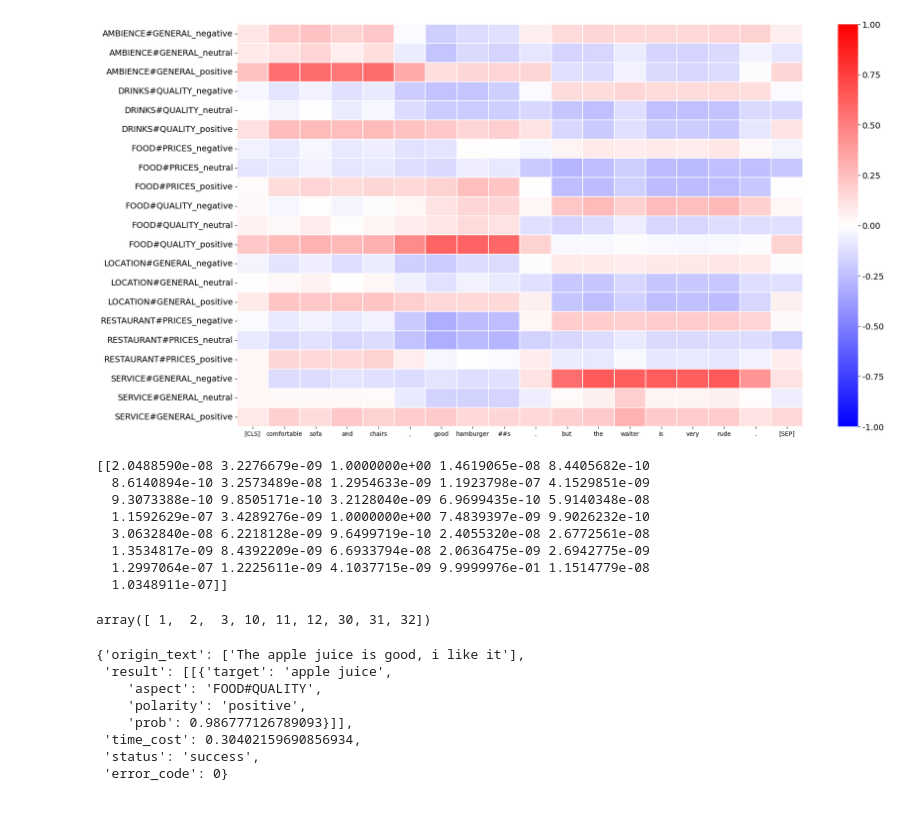
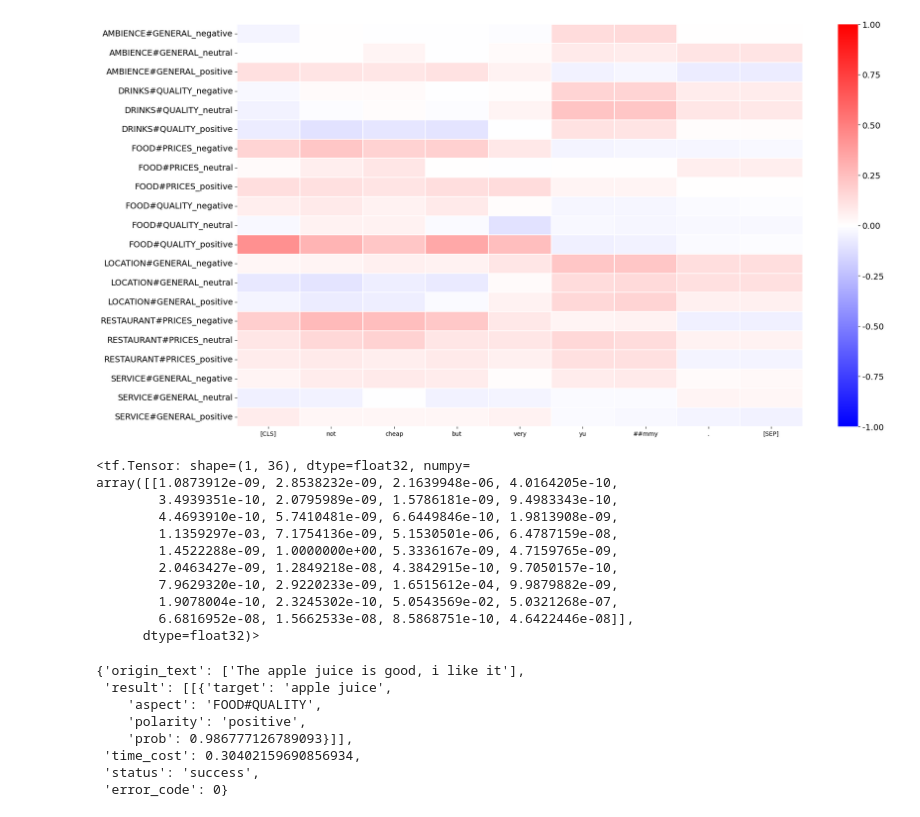
Before and after one commit to lzl19971215/TTEE, a Jupyter notebook: sim_matrix_new.ipynb, the cells around one changed output. Saved outputs shown, nothing was run; the diff lists cells and outputs as text; code cells hidden in the pictures.

Commit message:
fix test bug

```diff
--- a/sim_matrix_new.ipynb
+++ b/sim_matrix_new.ipynb
@@ -19,13 +47,10 @@ url = "http://127.0.0.1:3030/absa_service"
 # %%
-import json
-import tensorflow as tf
-import os
-from my_datasets import TestTokenizer
-from models.end_to_end_model import End2EndAspectSentimentModel
+
 # model_checkpoint = "checkpoint/ttee_pretrain_db_amazon_less_pos.csv_pretrain_60000steps_0d_2e-5lr_3000_0.96_schedule_0cased_update_0.2dropout/"
 # model_checkpoint = "checkpoint/ttee_pretrain_1_3_70w.csv_pretrain_60000steps_0d_2e-5lr_3000_0.96_schedule_0cased_update_meanpool_0.3dropout/"
 # model_checkpoint = "checkpoint/ttee_amazon_dbpedia_shuf.csv_pretrain_60000steps_0d_2e-5lr_3000_0.96_schedule_0cased_gate_0.2dropout"
-model_checkpoint = "checkpoint/ttee_res16_100epoch_512d_1aug_5e-6lr_5000decaystep_0.90decayrate_0.2dropout_0.2detect_dropout_1loss_BIO_ce_no_asp_batch_gate_noneoutact_reluinact_continue_3"
+# model_checkpoint = "checkpoint/ttee_roberta-base_res16_100epoch_512d_2aug_2e-5lr_5000decaystep_0.90decayrate_0.2dropout_0.2detect_dropout_1loss_BIO_ce_no_asp_batch_gate_noneoutact_reluinact"
+model_checkpoint = "checkpoint/ttee_fix_bert-base-uncased_res15_100epoch_512d_2aug_2e-5lr_5000decaystep_0.90decayrate_0.2dropout_0.2detect_dropout_1loss_BIO_ce_no_asp_batch_gate_noneoutact_reluinact"
 # model_checkpoint = "checkpoint/ttee_laptop_acos_100epoch_512d_1aug_2e-5lr_0decaystep_0.90decayrate_0.2dropout_0.2detect_dropout_1loss_BIO_ce_no_asp_batch_gate_50neg_16_batch"
 ckpt_path = tf.train.latest_checkpoint(model_checkpoint)
 config_path = os.path.join(model_checkpoint, "model_config.json")
@@ -37,14 +62,9 @@ model = End2EndAspectSentimentModel.from_config(config)
 ckpt = tf.train.Checkpoint(model=model)
 ckpt.restore(ckpt_path)
 
-init_dir = "bert_models/bert-base-uncased"
-init_model = 'bert-base-uncased'
-mask_sb = True
-model_type = "end_to_end"
-tokenizer = AutoTokenizer.from_pretrained(init_model, cache_dir=init_dir)
-tokenizer.add_special_tokens({'pad_token': '[PAD]'})
+
 signatures = {
-    "text_inputs": [tf.TensorSpec(shape=(None, None), dtype=tf.int32), tf.TensorSpec(shape=(None, None), dtype=tf.int32), tf.TensorSpec(shape=(None, None, None), dtype=tf.int32)],
+    "text_inputs": [tf.TensorSpec(shape=(None, None), dtype=tf.int32), tf.TensorSpec(shape=(None, None), dtype=tf.int32), tf.TensorSpec(shape=(None, None), dtype=tf.int32)],
     "aspect_inputs": [tf.TensorSpec(shape=(None, None), dtype=tf.int32), tf.TensorSpec(shape=(None, None), dtype=tf.int32), tf.TensorSpec(shape=(None, None), dtype=tf.int32)],
     "cache_text_states": tf.TensorSpec(shape=(None, None, 768), dtype=tf.float32)
 }
@@ -70,11 +83,14 @@ The parameter `return_dict` cannot be set in graph mode and will always be set t
 # %%
-test_tokenizer = TestTokenizer(tokenizer, RES1516_LABEL_MAPPING , mask_sb, model_type)
-def draw_sim_matrix_local(context, aspect, infer_func, tokenizer):
+def get_model_output(context, infer_func, tokenizer):
     data = tokenizer.tokenize(context, aspect_texts=None)
     inputs = [data['input_ids'], data['token_type_ids'], data['attention_mask']]
     aspect_inputs = [data['aspect_input_ids'], data['aspect_token_type_ids'], data['aspect_attention_mask']]
     cache_text_states = tf.zeros((tf.shape(inputs[0])[0], tf.shape(inputs[0])[1], 768))
-    output = infer_func(inputs, aspect_inputs, cache_text_states, phase="test", output_attentions=True)
+    output = infer_func(inputs, aspect_inputs, cache_text_states, None, phase="test", asp_senti_batch_idx=0, output_attentions=True)
+    return output
+
+def draw_sim_matrix_local(context, aspect, infer_func, tokenizer):
+    output = get_model_output(context, infer_func, tokenizer)
     sim_matrix = -1 * np.array(output['sim_matrix']).squeeze()
     key_inputs = tokenizer.tokenizer.tokenize(context[0], add_special_tokens=True)
     query_inputs = []
@@ -86,52 +102,66 @@ def draw_sim_matrix_local(context, aspect, infer_func, tokenizer):
 
     aspect_idx = 3 * np.array([categoires.index(asp) for asp in aspect[0]])
     aspect_idx = np.sort(np.concatenate([aspect_idx, aspect_idx + 1, aspect_idx + 2]))
 
     df = pd.DataFrame(sim_matrix[aspect_idx, :len(key_inputs)])
     df.index = np.array(query_inputs)[aspect_idx]
     df.columns = key_inputs
     plt.rcParams['ytick.labelsize'] = 14
     plt.rcParams['xtick.labelsize'] = 10
     plt.figure(figsize=(20, 10))
     sns.heatmap(df, linewidths = 0.1, vmax=1, vmin=-1, cmap="bwr")
     # plt.title("Cosine Simlarity in FuseBlock")
     plt.tight_layout()
     # plt.savefig('./plots/fusebock_sim_matrix_cn_all_3t.jpg', dpi=300)
     # plt.show()
-    return output["output_cls_states"].numpy()
+    return output
 
 context = [
     # "the product is great, but the customer support is horrible"
-     "Comfortable sofa and chairs, good hamburgers. But the waiter is very rude."
+    #  "Comfortable sofa and chairs, good hamburgers. But the waiter is very rude."
+    # "Yum!"
+    # "– We were treated very rudely here one time for breakfast."
+    "Not cheap but very yummy."
 ]
 
 aspect_texts = [
     # ["BATTERY#QUALITY", "LAPTOP#PRICE", "LAPTOP#GENERAL", "COMPANY#PRICE", "SUPPORT#GENERAL", "OS#USABILITY", "SOFTWARE#GENERAL"]
     # ["BATTERY#QUALITY", "LAPTOP#GENERAL", "COMPANY#PRICE", "SUPPORT#GENERAL", "SOFTWARE#GENERAL"]
     ["AMBIENCE#GENERAL", "DRINKS#QUALITY", "FOOD#PRICES", "FOOD#QUALITY", "LOCATION#GENERAL", "RESTAURANT#PRICES", "SERVICE#GENERAL"]
     # ["AMBIENCE#GENERAL", "FOOD#QUALITY", "LOCATION#GENERAL", "RESTAURANT#PRICES", "SERVICE#GENERAL"]
 ]
 
 res = draw_sim_matrix_local(context, aspect_texts, test_func, test_tokenizer)
-plt.savefig('restaurant_heatmap_7', dpi=300)
+# plt.savefig('restaurant_heatmap_7', dpi=300)
 plt.show()
-print(res)
+# print(res)
 # %% [output]
-[figure, old version]
+[figure, new version]
-[[2.0488590e-08 3.2276679e-09 1.0000000e+00 1.4619065e-08 8.4405682e-10
-  8.6140894e-10 3.2573489e-08 1.2954633e-09 1.1923798e-07 4.1529851e-09
-  9.3073388e-10 9.8505171e-10 3.2128040e-09 6.9699435e-10 5.9140348e-08
-  1.1592629e-07 3.4289276e-09 1.0000000e+00 7.4839397e-09 9.9026232e-10
-  3.0632840e-08 6.2218128e-09 9.6499719e-10 2.4055320e-08 2.6772561e-08
-  1.3534817e-09 8.4392209e-09 6.6933794e-08 2.0636475e-09 2.6942775e-09
-  1.2997064e-07 1.2225611e-09 4.1037715e-09 9.9999976e-01 1.1514779e-08
-  1.0348911e-07]]
 # %%
-a = np.array([1, 10, 30])
-b = np.sort(np.concatenate([a, a+1, a+2]))
-b
+context = [
+    # "Yum!",
+    # "– We were treated very rudely here one time for breakfast.",
+    # "I will not go back."
+    "Not cheap but very yummy."
+]
+model_output = get_model_output(context, test_func, test_tokenizer)
+tokenized_texts = tokenizer(context, padding='longest', return_offsets_mapping=True)
+batch_res = Result(tokenizer).get_result(model_output, tokenized_texts, context, label_mappings=RES1516_LABEL_MAPPING,
+                                                          result_type=model_type, tagging_schema='BIO')
+batch_res
+model_output["output_cls_states"]
 # %% [output]
-array([ 1,  2,  3, 10, 11, 12, 30, 31, 32])
+<tf.Tensor: shape=(1, 36), dtype=float32, numpy=
+array([[1.0873912e-09, 2.8538232e-09, 2.1639948e-06, 4.0164205e-10,
+        3.4939351e-10, 2.0795989e-09, 1.5786181e-09, 9.4983343e-10,
+        4.4693910e-10, 5.7410481e-09, 6.6449846e-10, 1.9813908e-09,
+        1.1359297e-03, 7.1754136e-09, 5.1530501e-06, 6.4787159e-08,
+        1.4522288e-09, 1.0000000e+00, 5.3336167e-09, 4.7159765e-09,
+        2.0463427e-09, 1.2849218e-08, 4.3842915e-10, 9.7050157e-10,
+        7.9629320e-10, 2.9220233e-09, 1.6515612e-04, 9.9879882e-09,
+        1.9078004e-10, 2.3245302e-10, 5.0543569e-02, 5.0321268e-07,
+        6.6816952e-08, 1.5662533e-08, 8.5868751e-10, 4.6422446e-08]],
+      dtype=float32)>
 # %%
 test_data = [
     "the actor is skillful"
```
Also changed, not shown: parts of 4 cells of this notebook, 13 other files.
